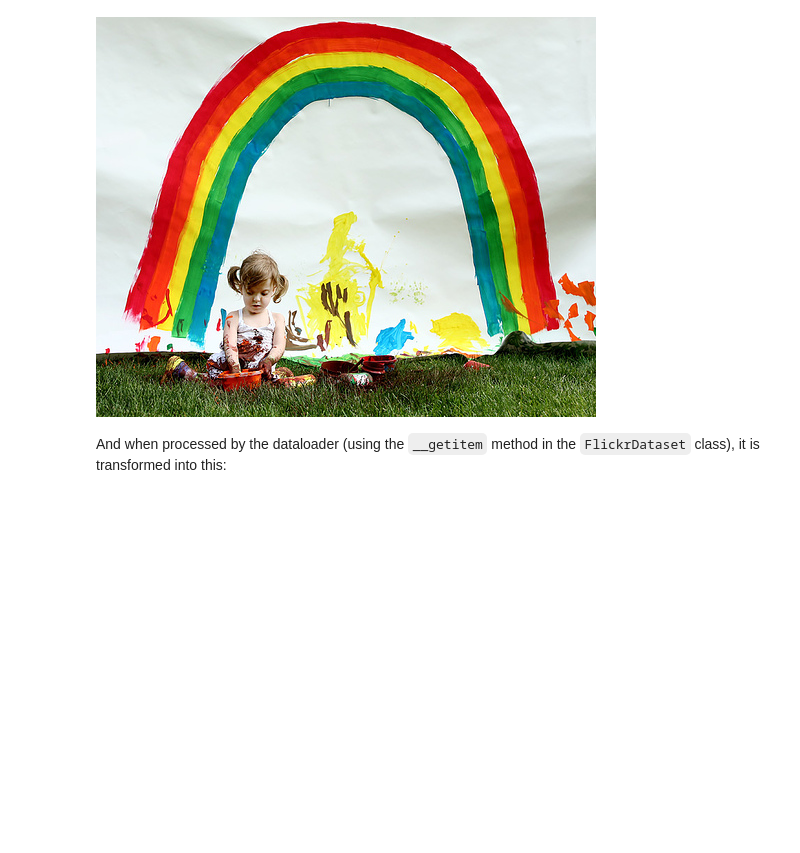
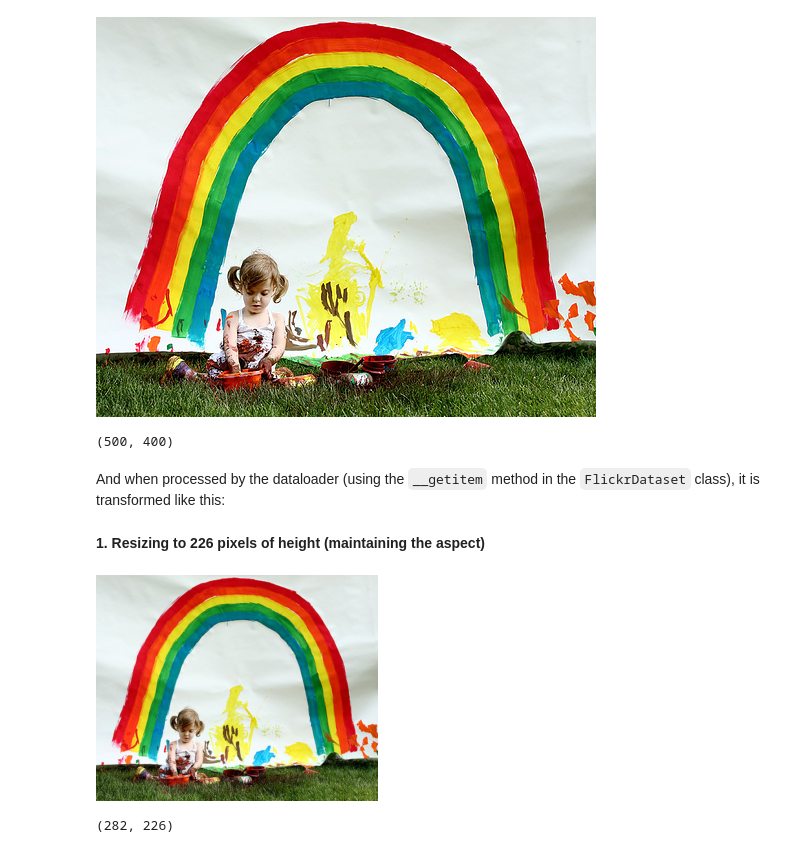
Before and after one commit to DCC-UAB/Image_Captioning, a Jupyter notebook: SRC/EDA.ipynb, the cells around one changed output. Saved outputs shown, nothing was run; the diff lists cells and outputs as text; code cells hidden in the pictures; blank space fills up the shorter version.

Commit message:
EDA updated. Added transformation process

```diff
--- a/SRC/EDA.ipynb
+++ b/SRC/EDA.ipynb
@@ -283,5 +283,19 @@ img = Image.open(os.path.join(path, file))
 img
 # %% [output]
 [figure]
+# %%
+img.size
+# %% [output]
+(500, 400)
 # %% [markdown]
-And when processed by the dataloader (using the `__getitem` method in the `FlickrDataset` class), it is transformed into this:
+And when processed by the dataloader (using the `__getitem` method in the `FlickrDataset` class), it is transformed like this:
+# %% [markdown]
+**1. Resizing to 226 pixels of height (maintaining the aspect)**
+# %%
+img = T.Resize(226)(img); img
+# %% [output]
+[figure, added]
+# %%
+img.size
+# %% [output]
+(282, 226)
```
Also changed, not shown: parts of 7 cells of this notebook.
